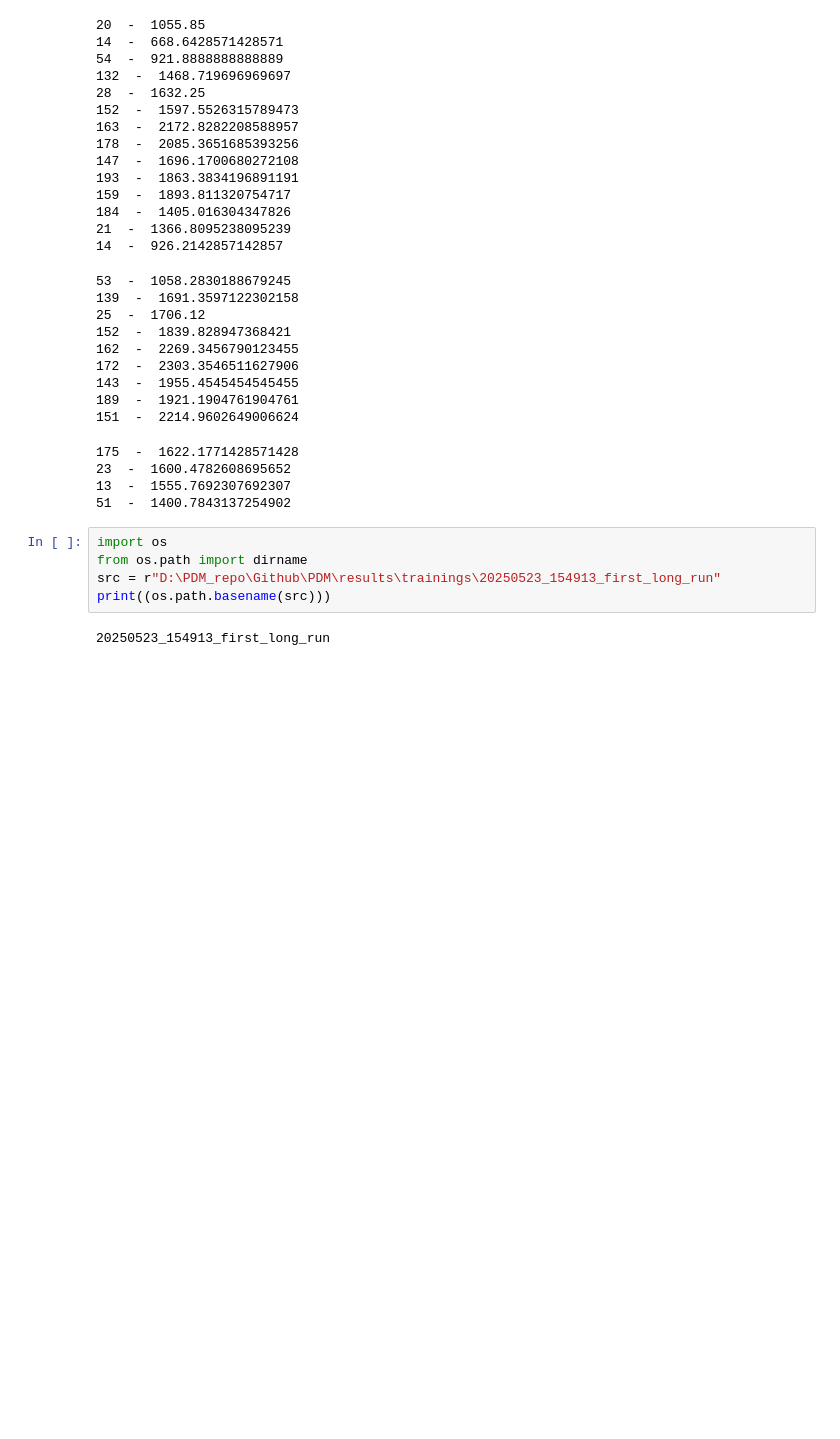
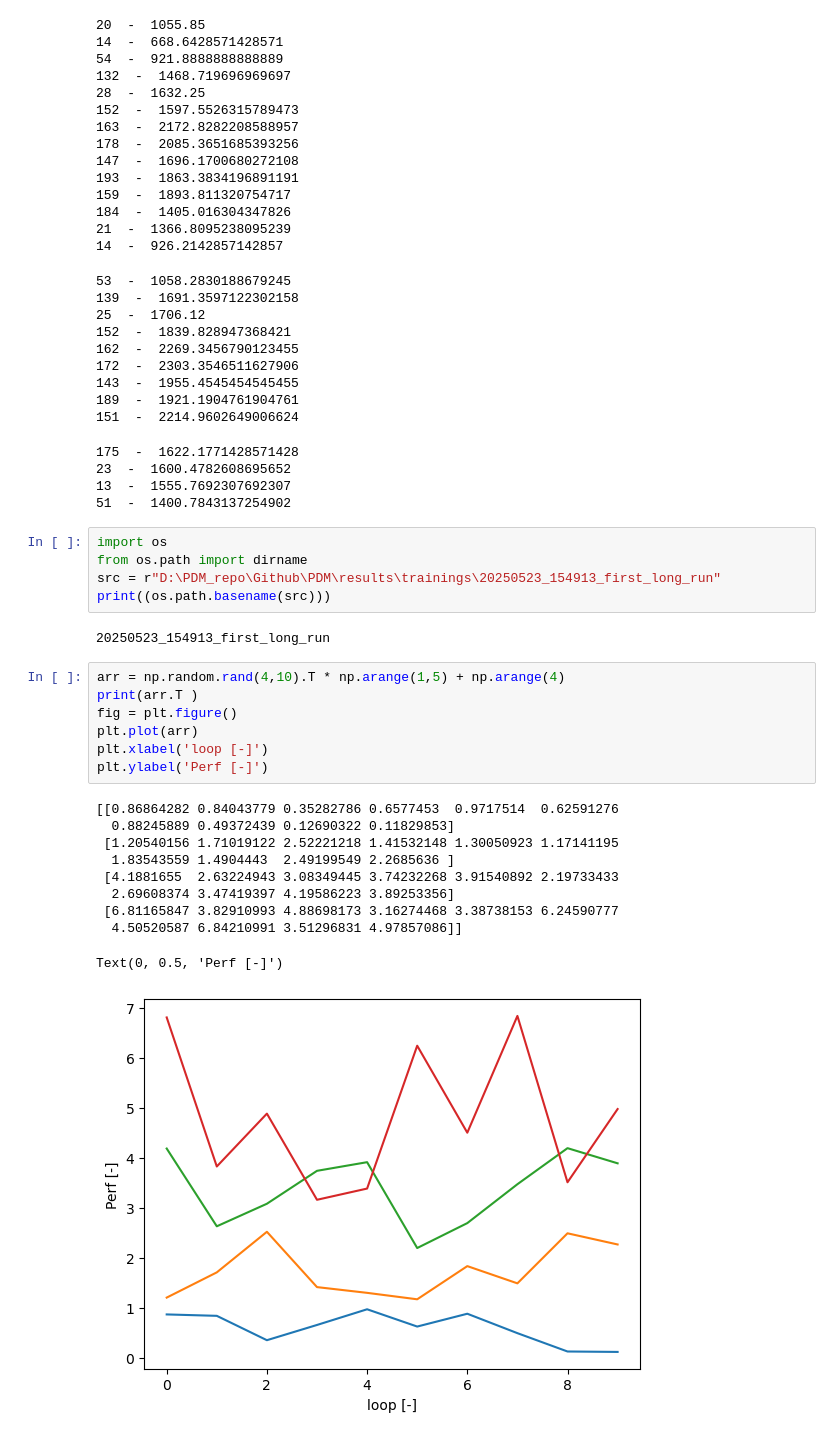
Before and after one commit to destoswa/PDM, a Jupyter notebook: notebooks/08_temp_ntb.ipynb, the cells around one changed output. Drawn from its saved outputs; the diff is of its cells as text; blank space fills up the shorter version.

```diff
--- a/notebooks/08_temp_ntb.ipynb
+++ b/notebooks/08_temp_ntb.ipynb
@@ -279,3 +282,21 @@ src = r"D:\PDM_repo\Github\PDM\results\trainings\20250523_154913_first_long_run"
 print((os.path.basename(src)))
 # %% [output]
 20250523_154913_first_long_run
+# %%
+arr = np.random.rand(4,10).T * np.arange(1,5) + np.arange(4)
+print(arr.T )
+fig = plt.figure()
+plt.plot(arr)
+plt.xlabel('loop [-]')
+plt.ylabel('Perf [-]')
+# %% [output]
+[[0.86864282 0.84043779 0.35282786 0.6577453  0.9717514  0.62591276
+  0.88245889 0.49372439 0.12690322 0.11829853]
+ [1.20540156 1.71019122 2.52221218 1.41532148 1.30050923 1.17141195
+  1.83543559 1.4904443  2.49199549 2.2685636 ]
+ [4.1881655  2.63224943 3.08349445 3.74232268 3.91540892 2.19733433
+  2.69608374 3.47419397 4.19586223 3.89253356]
+ [6.81165847 3.82910993 4.88698173 3.16274468 3.38738153 6.24590777
+  4.50520587 6.84210991 3.51296831 4.97857086]]
+Text(0, 0.5, 'Perf [-]')
+[figure, added]
```
Also changed, not shown: parts of 4 cells of this notebook, 4 other files.
